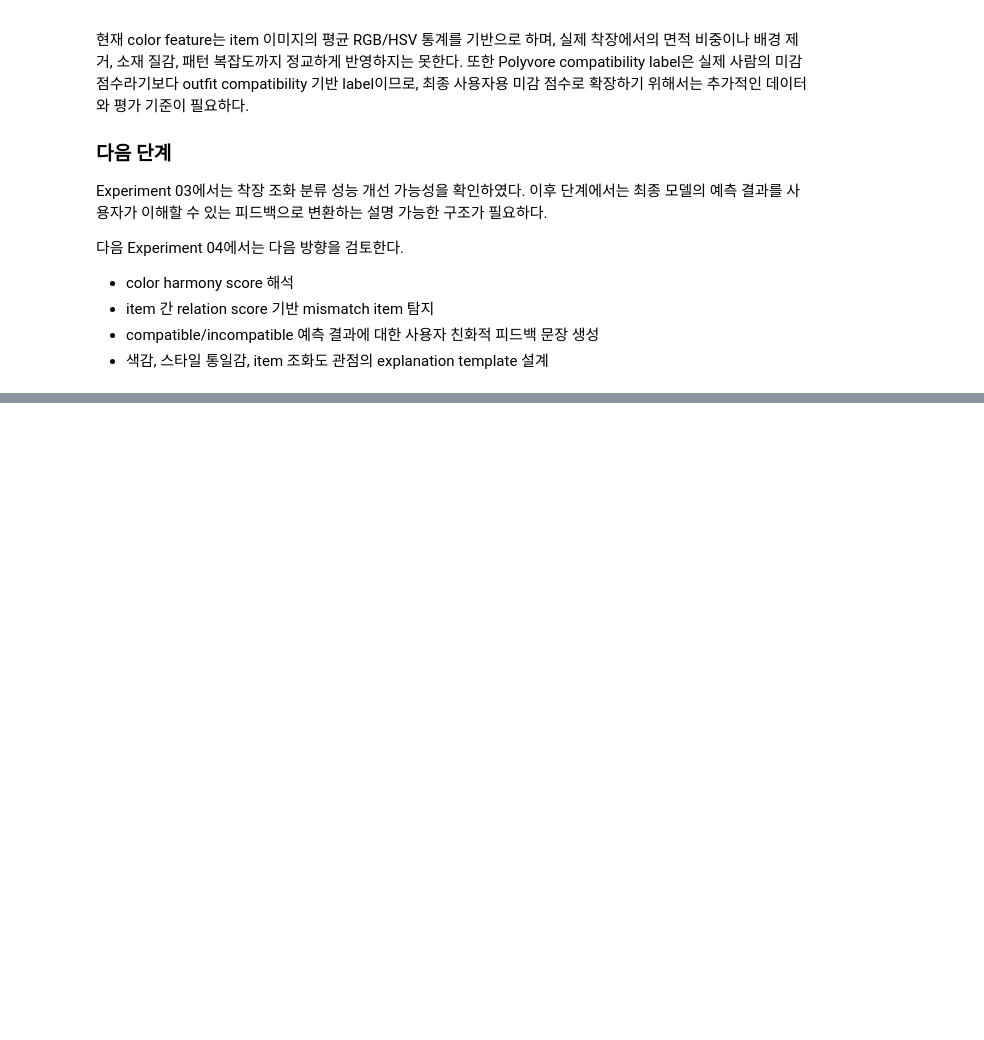
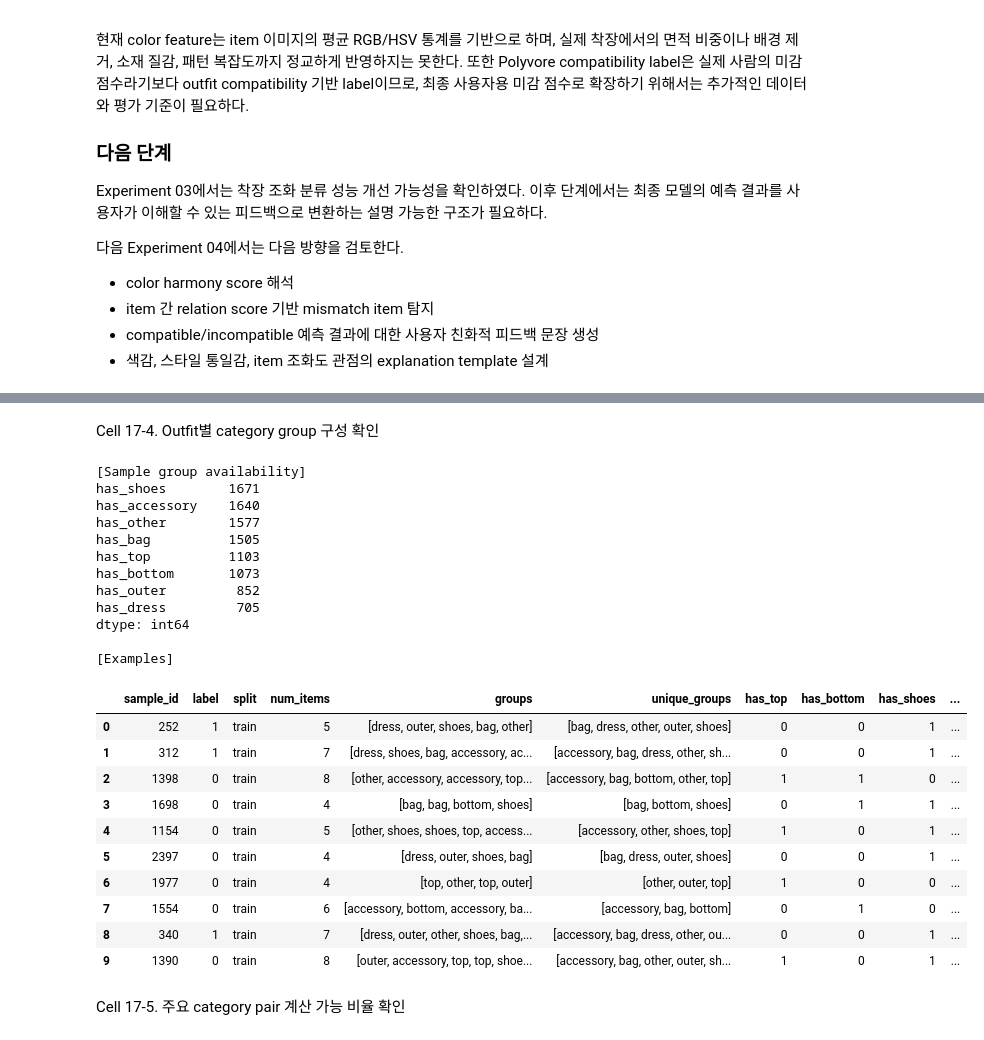
Before and after one commit to dPdms21/aesthetic-ai, a Jupyter notebook: notebooks/experiment_03_clip_item_fusion.ipynb, the cells around one changed output, grey strips where cells are left out. Saved outputs shown, nothing was run; the diff lists cells and outputs as text; code cells hidden in the pictures; blank space fills up the shorter version.

Commit message:
experiment(exp03): category-aware relation 결과 반영

```diff
--- a/notebooks/experiment_03_clip_item_fusion.ipynb
+++ b/notebooks/experiment_03_clip_item_fusion.ipynb
@@ -4539,0 +4604,9 @@ Experiment 03에서는 착장 조화 분류 성능 개선 가능성을 확인하
+# %%
+from datasets import load_dataset
+
+marqo_dataset = load_dataset("Marqo/polyvore")
+marqo_ds = marqo_dataset["data"]
+
+print(marqo_ds)
+print("columns:", marqo_ds.column_names)
+print("num rows:", len(marqo_ds))
@@ -4539,0 +4880,70 @@ Experiment 03에서는 착장 조화 분류 성능 개선 가능성을 확인하
+# %% [markdown]
+Cell 17-4. Outfit별 category group 구성 확인
+# %%
+sample_group_rows = []
+
+for sample in item_level_samples:
+    groups = []
+
+    for item in sample["items"]:
+        category = item.get("category", None)
+        group = map_category_group(category)
+        groups.append(group)
+
+    group_counter = Counter(groups)
+
+    sample_group_rows.append({
+        "sample_id": sample["sample_id"],
+        "label": sample["label"],
+        "split": sample["split"],
+        "num_items": sample["num_items"],
+        "groups": groups,
+        "unique_groups": sorted(set(groups)),
+        "has_top": int("top" in groups),
+        "has_bottom": int("bottom" in groups),
+        "has_shoes": int("shoes" in groups),
+        "has_bag": int("bag" in groups),
+        "has_accessory": int("accessory" in groups),
+        "has_outer": int("outer" in groups),
+        "has_dress": int("dress" in groups),
+        "has_other": int("other" in groups),
+    })
+
+sample_group_df = pd.DataFrame(sample_group_rows)
+
+print("[Sample group availability]")
+group_cols = [
+    "has_top", "has_bottom", "has_shoes", "has_bag",
+    "has_accessory", "has_outer", "has_dress", "has_other"
+]
+
+print(sample_group_df[group_cols].sum().sort_values(ascending=False))
+
+print("\n[Examples]")
+display(sample_group_df.head(10))
+# %% [output]
+[Sample group availability]
+has_shoes        1671
+has_accessory    1640
+has_other        1577
+has_bag          1505
+has_top          1103
+has_bottom       1073
+has_outer         852
+has_dress         705
+dtype: int64
+
+[Examples]
+|  | sample_id | label | split | num_items | groups | unique_groups | has_top | has_bottom | has_shoes | ... |
+| 0 | 252 | 1 | train | 5 | [dress, outer, shoes, bag, other] | [bag, dress, other, outer, shoes] | 0 | 0 | 1 | ... |
+| 1 | 312 | 1 | train | 7 | [dress, shoes, bag, accessory, ac... | [accessory, bag, dress, other, sh... | 0 | 0 | 1 | ... |
+| 2 | 1398 | 0 | train | 8 | [other, accessory, accessory, top... | [accessory, bag, bottom, other, top] | 1 | 1 | 0 | ... |
+| 3 | 1698 | 0 | train | 4 | [bag, bag, bottom, shoes] | [bag, bottom, shoes] | 0 | 1 | 1 | ... |
+| 4 | 1154 | 0 | train | 5 | [other, shoes, shoes, top, access... | [accessory, other, shoes, top] | 1 | 0 | 1 | ... |
+| 5 | 2397 | 0 | train | 4 | [dress, outer, shoes, bag] | [bag, dress, outer, shoes] | 0 | 0 | 1 | ... |
+| 6 | 1977 | 0 | train | 4 | [top, other, top, outer] | [other, outer, top] | 1 | 0 | 0 | ... |
+| 7 | 1554 | 0 | train | 6 | [accessory, bottom, accessory, ba... | [accessory, bag, bottom] | 0 | 1 | 0 | ... |
+| 8 | 340 | 1 | train | 7 | [dress, outer, other, shoes, bag,... | [accessory, bag, dress, other, ou... | 0 | 0 | 1 | ... |
+| 9 | 1390 | 0 | train | 8 | [outer, accessory, top, top, shoe... | [accessory, bag, other, outer, sh... | 1 | 0 | 1 | ... |
+# %% [markdown]
+Cell 17-5. 주요 category pair 계산 가능 비율 확인
```
Also changed, not shown: parts of 64 cells of this notebook, 6 other files.
